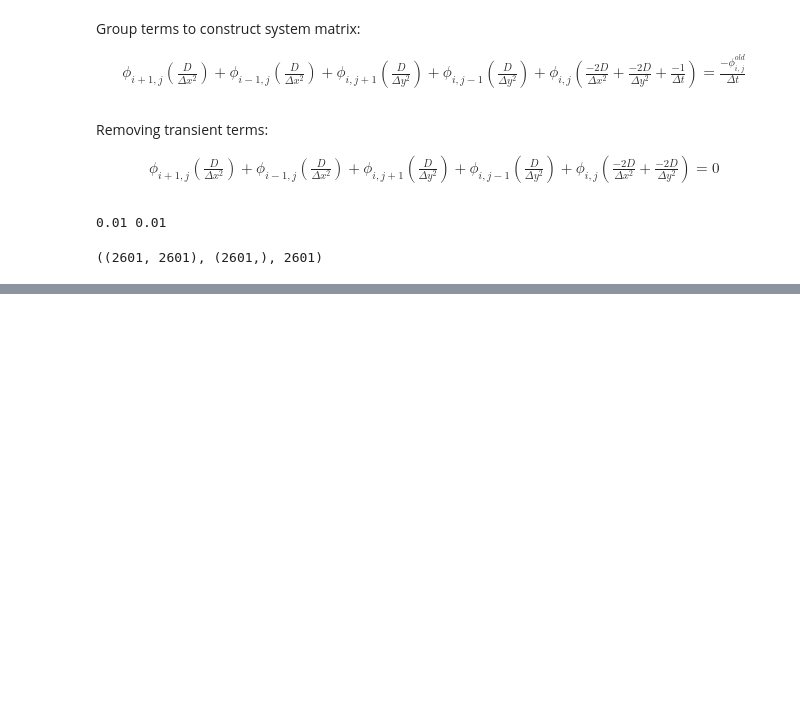
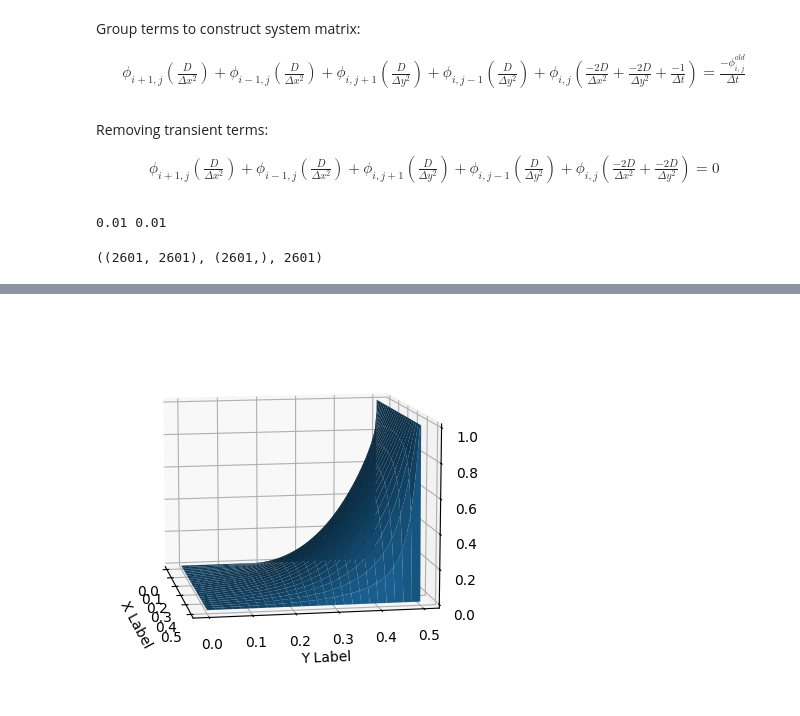
Before and after one commit to wujorgen/2d_heat_conduction, a Jupyter notebook: cfd_methods_book/finite_diff_example_diffusion.ipynb, the cells around one changed output, grey strips where cells are left out. Drawn from its saved outputs; the diff is of its cells as text; code cells hidden in the pictures; blank space fills up the shorter version.

```diff
--- a/cfd_methods_book/finite_diff_example_diffusion.ipynb
+++ b/cfd_methods_book/finite_diff_example_diffusion.ipynb
@@ -147,0 +249,6 @@ Text(0.5, 0, 'Z Label')
+# %%
+phi_3 = implicit_timestep(phi_2)
+phi_4 = implicit_timestep(phi_3)
+plot_step(phi_4)
+# %% [output]
+[figure, added]
```
Also changed, not shown: parts of 12 cells of this notebook, 1 other file.
